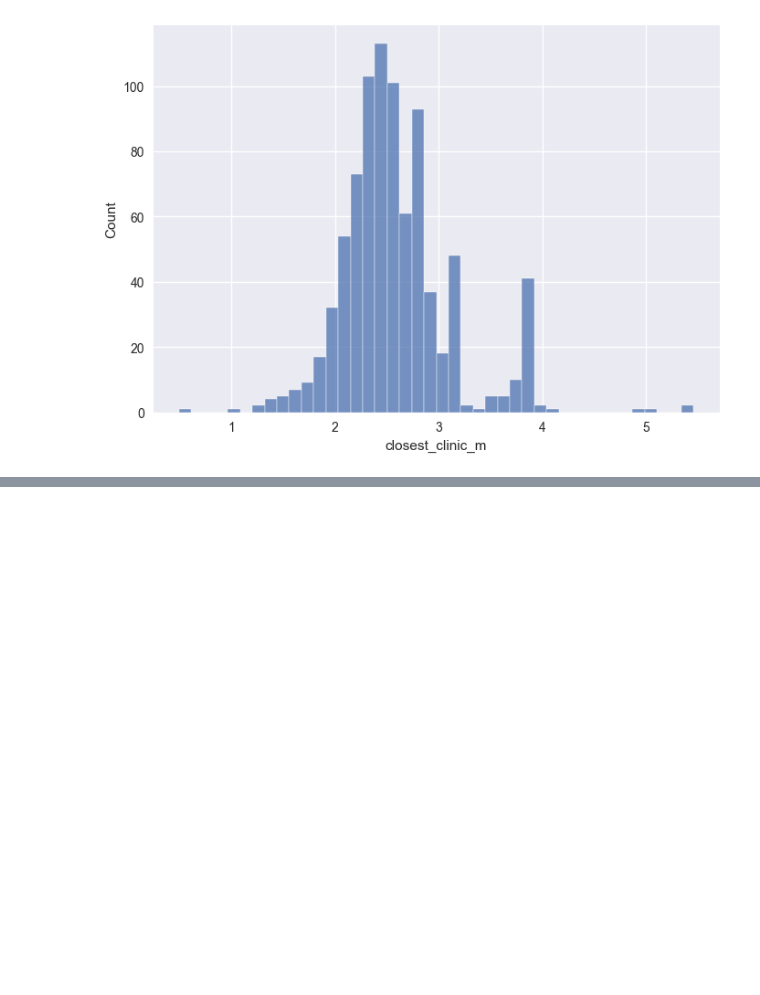
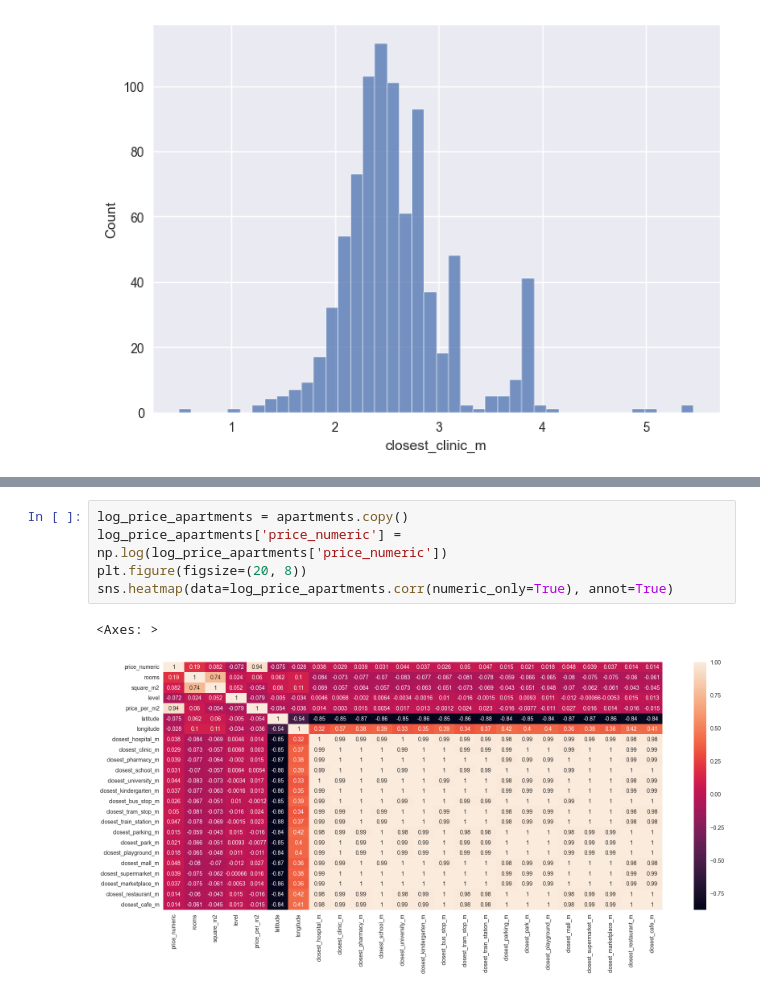
Before and after one commit to EmreArapcicUevak/EE418-Introduction-to-Machine-Learning-Project, a Jupyter notebook: notebooks/Feature_Engineering.ipynb, the cells around one changed output, grey strips where cells are left out. Saved outputs shown, nothing was run; the diff lists cells and outputs as text; blank space fills up the shorter version.

```diff
--- a/notebooks/Feature_Engineering.ipynb
+++ b/notebooks/Feature_Engineering.ipynb
@@ -223,0 +230,8 @@ sns.histplot(apartments['closest_clinic_m'].map(np.log10))
+# %%
+log_price_apartments = apartments.copy()
+log_price_apartments['price_numeric'] = np.log(log_price_apartments['price_numeric'])
+plt.figure(figsize=(20, 8))
+sns.heatmap(data=log_price_apartments.corr(numeric_only=True), annot=True)
+# %% [output]
+<Axes: >
+[figure, added]
```
Also changed, not shown: parts of 2 cells of this notebook.
